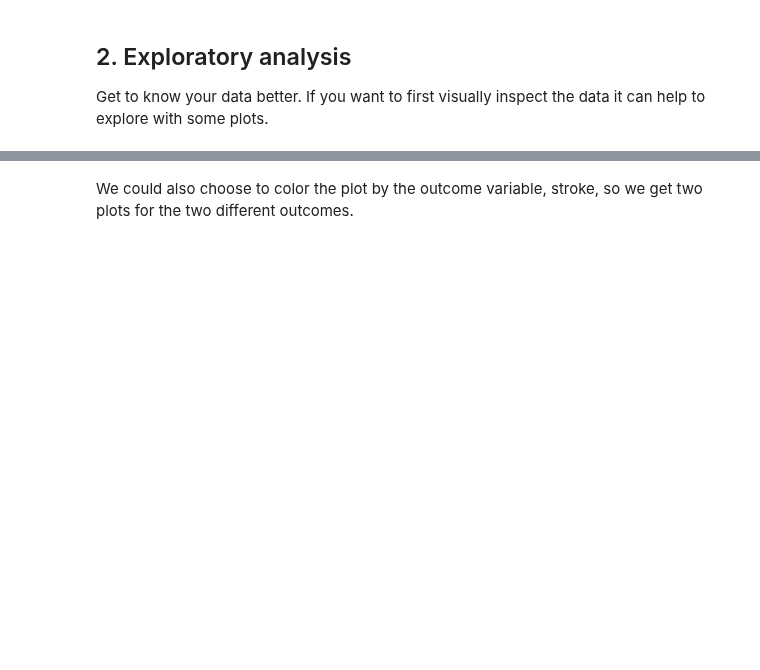
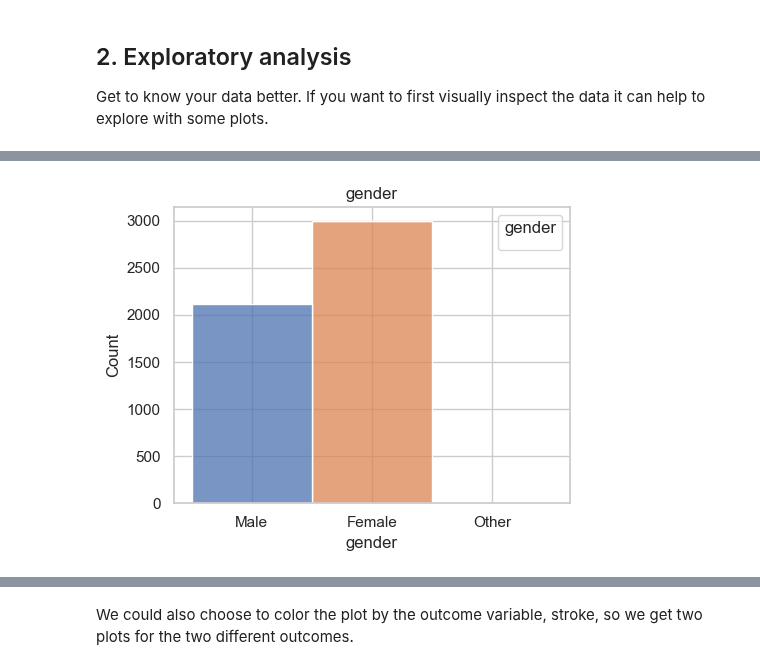
Before and after one commit to Center-for-Health-Data-Science/PythonTsunami, a Jupyter notebook: Exercise/Exercise_oct2023_solution.ipynb, the cells around one changed output, grey strips where cells are left out. Saved outputs shown, nothing was run; the diff lists cells and outputs as text; code cells hidden in the pictures; blank space fills up the shorter version.

```diff
--- a/Exercise/Exercise_oct2023_solution.ipynb
+++ b/Exercise/Exercise_oct2023_solution.ipynb
@@ -166,19 +167,66 @@ You can start by figuring out how to make a plot of the data in one column. Once
 
 **Pro version**: Some columns are not actually predictors, such as a the ID column. You can identify these columns i.e. by seeing that each of their values is unique (this would be very unlikely for a measured variable). Skip them when making the plots.
-# %%
-# for loop to iterate through all the columns
-for col_name in data.columns:
-    # the id column is not necessary to plot since it is all unique values per row
-    if col_name == "id":
-        # the continue statement will skip the iteration and go to the next column
-        continue
-    # by using the dtype method we can check the type of the column. If it is numeric, do a violin plot
-    elif data[col_name].dtype == 'int64' or data[col_name].dtype == 'float64':
-        # make a violin plot with boxplot in the middle and show all data points. Also, add a title with the name of the variable
-        fig = px.violin(data, y=col_name, title = col_name,
-                        box = True, points = "all")
-        fig.show()
-    else:
-        # make a histogram plot. Also, add a title with the name of the variable and separate by the different values
-        fig = px.histogram(data, x=col_name, title = col_name, color = col_name)
-        fig.show()
+# %%
+import matplotlib.pyplot as plt
+import seaborn as sns
+from pandas.api.types import is_numeric_dtype
+
+# set a basic seaborn style (optional)
+sns.set_theme(style="whitegrid")
+
+for col_name in data.columns:
+    # skip ID column
+    if col_name == "id":
+        continue
+
+    if is_numeric_dtype(data[col_name]):
+        # NUMERIC: violin plot with box + all data points
+
+        fig, ax = plt.subplots(figsize=(5, 4))
+
+        # violin with a box in the middle
+        sns.violinplot(
+            y=data[col_name],
+            inner="box",     # show a boxplot inside the violin
+            ax=ax
+        )
+
+        # all points on top
+        sns.stripplot(
+            y=data[col_name],
+            color="black",
+            alpha=0.4,
+            size=2,
+            ax=ax
+        )
+
+        ax.set_title(col_name)
+        ax.set_ylabel(col_name)
+
+        plt.tight_layout()
+        plt.show()
+
+    else:
+        # NON-NUMERIC: histogram / count plot, separated by category
+
+        fig, ax = plt.subplots(figsize=(5, 4))
+
+        # categorical “histogram”: bar for each category,
+        # colored by the category itself
+        sns.histplot(
+            data=data,
+            x=col_name,
+            hue=col_name,     # separate by different values (colors)
+            multiple="stack",
+            discrete=True,
+            ax=ax
+        )
+
+        ax.set_title(col_name)
+        ax.set_xlabel(col_name)
+        ax.legend(title=col_name)
+
+        plt.tight_layout()
+        plt.show()
+# %% [output]
+[figure, added]
```
Also changed, not shown: parts of 20 cells of this notebook, 1 other file.
